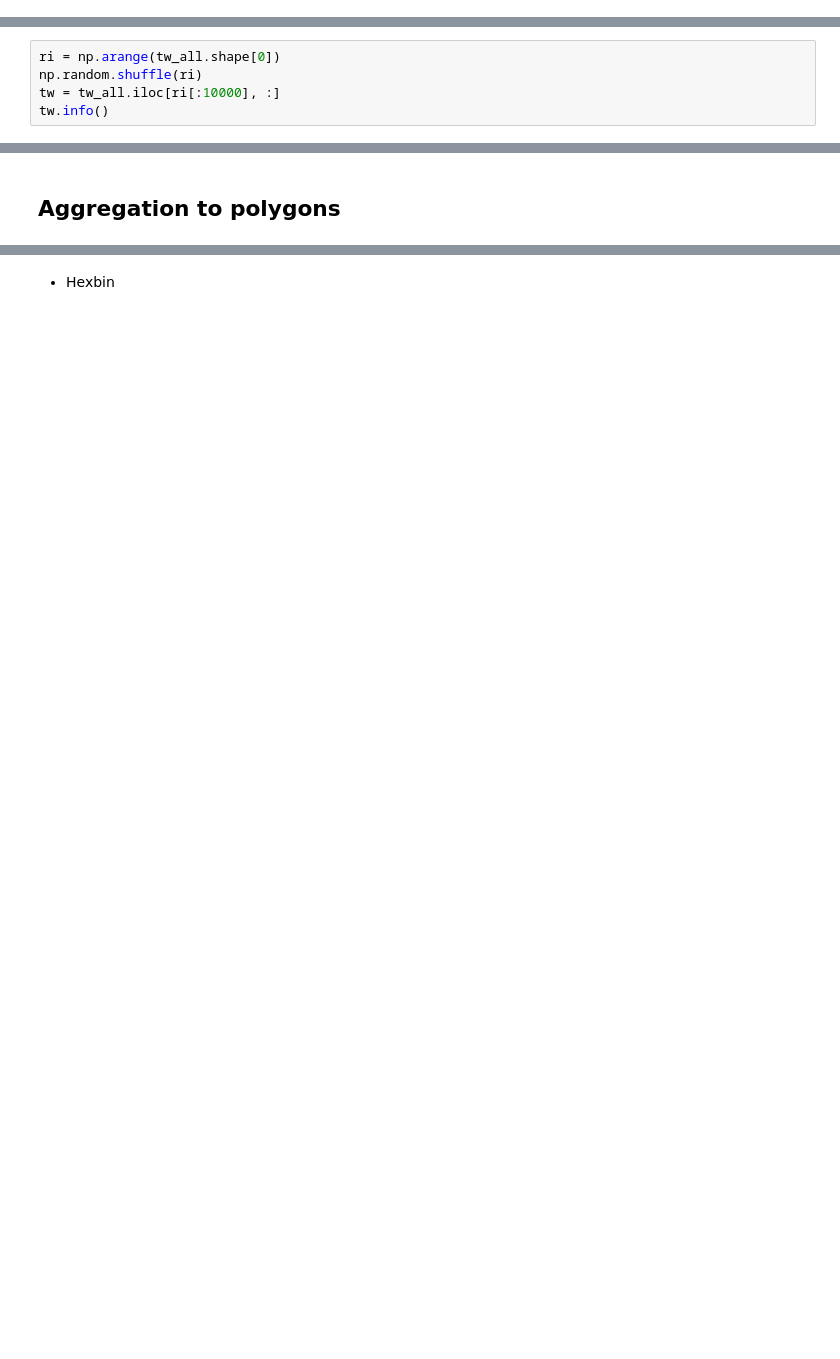
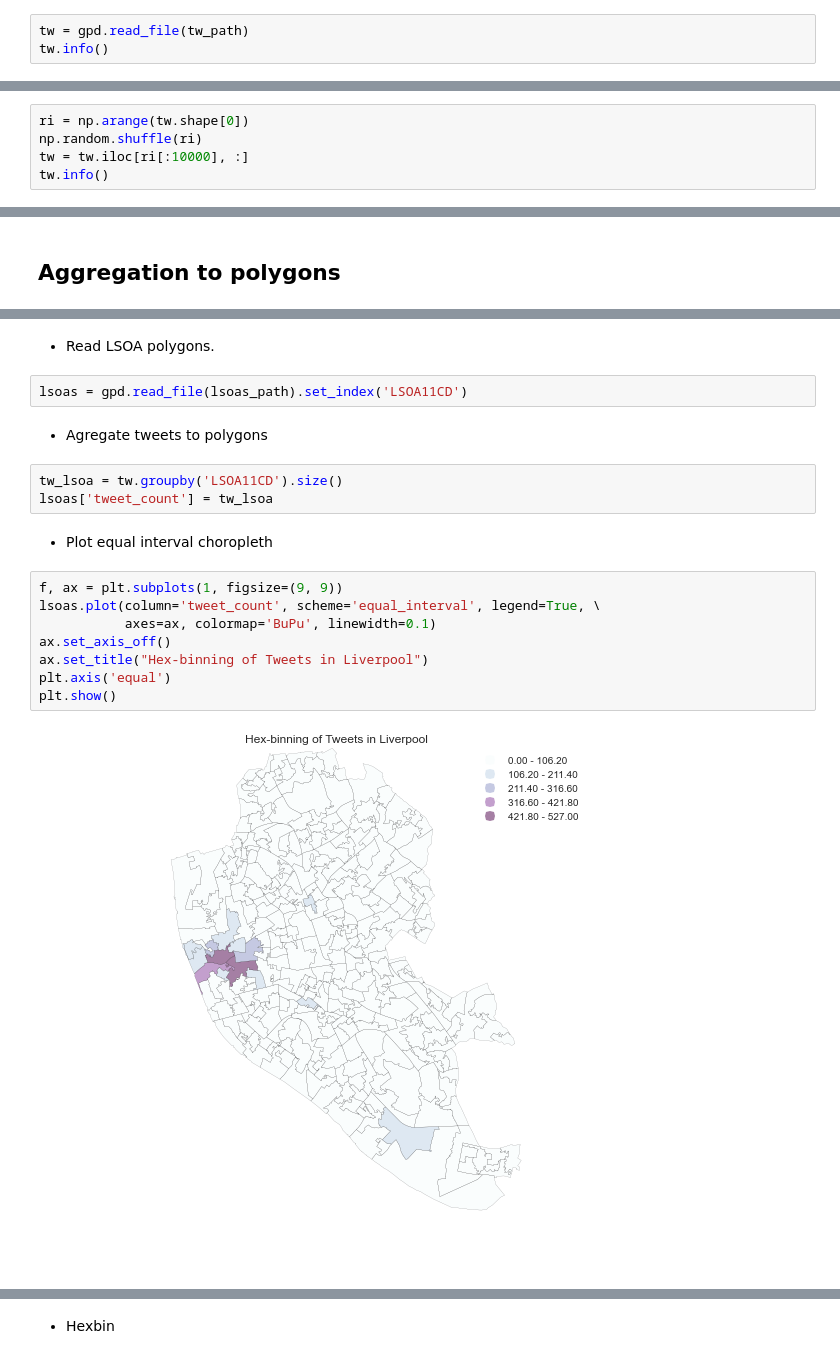
Before and after one commit to darribas/gds15, a Jupyter notebook: content/labs/lab_09.ipynb, the cells around one changed output, grey strips where cells are left out. Cells and saved outputs as stored; diff of their text form; blank space fills up the shorter version.

```diff
--- a/content/labs/lab_09.ipynb
+++ b/content/labs/lab_09.ipynb
@@ -37,0 +22,3 @@ memory usage: 26.5+ MB
+# %%
+tw = gpd.read_file(tw_path)
+tw.info()
@@ -38,8 +43,8 @@ memory usage: 26.5+ MB
 # %% [markdown]
 * Random sample
 # %%
-ri = np.arange(tw_all.shape[0])
+ri = np.arange(tw.shape[0])
 np.random.shuffle(ri)
-tw = tw_all.iloc[ri[:10000], :]
+tw = tw.iloc[ri[:10000], :]
 tw.info()
 # %% [output]
@@ -88,0 +70,21 @@ memory usage: 26.5+ MB
+# %% [markdown]
+* Read LSOA polygons.
+# %%
+lsoas = gpd.read_file(lsoas_path).set_index('LSOA11CD')
+# %% [markdown]
+* Agregate tweets to polygons
+# %%
+tw_lsoa = tw.groupby('LSOA11CD').size()
+lsoas['tweet_count'] = tw_lsoa
+# %% [markdown]
+* Plot equal interval choropleth
+# %%
+f, ax = plt.subplots(1, figsize=(9, 9))
+lsoas.plot(column='tweet_count', scheme='equal_interval', legend=True, \
+           axes=ax, colormap='BuPu', linewidth=0.1)
+ax.set_axis_off()
+ax.set_title("Hex-binning of Tweets in Liverpool")
+plt.axis('equal')
+plt.show()
+# %% [output]
+[figure, added]
```
Also changed, not shown: parts of 14 cells of this notebook, 10 other files.
